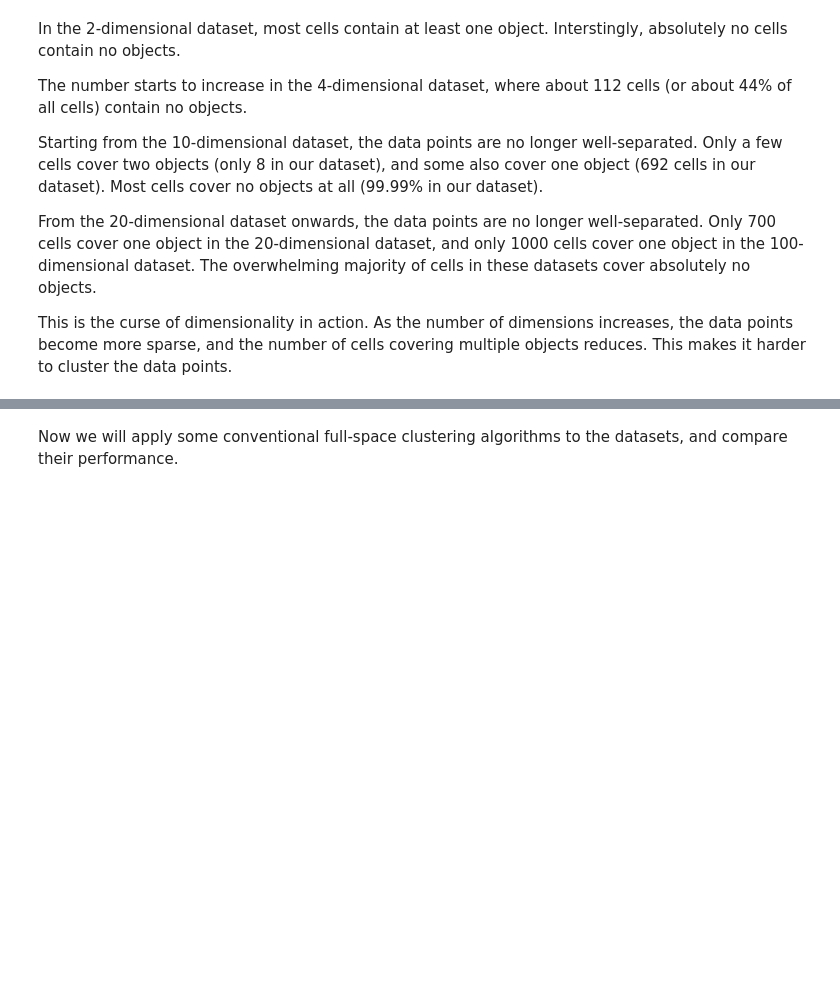
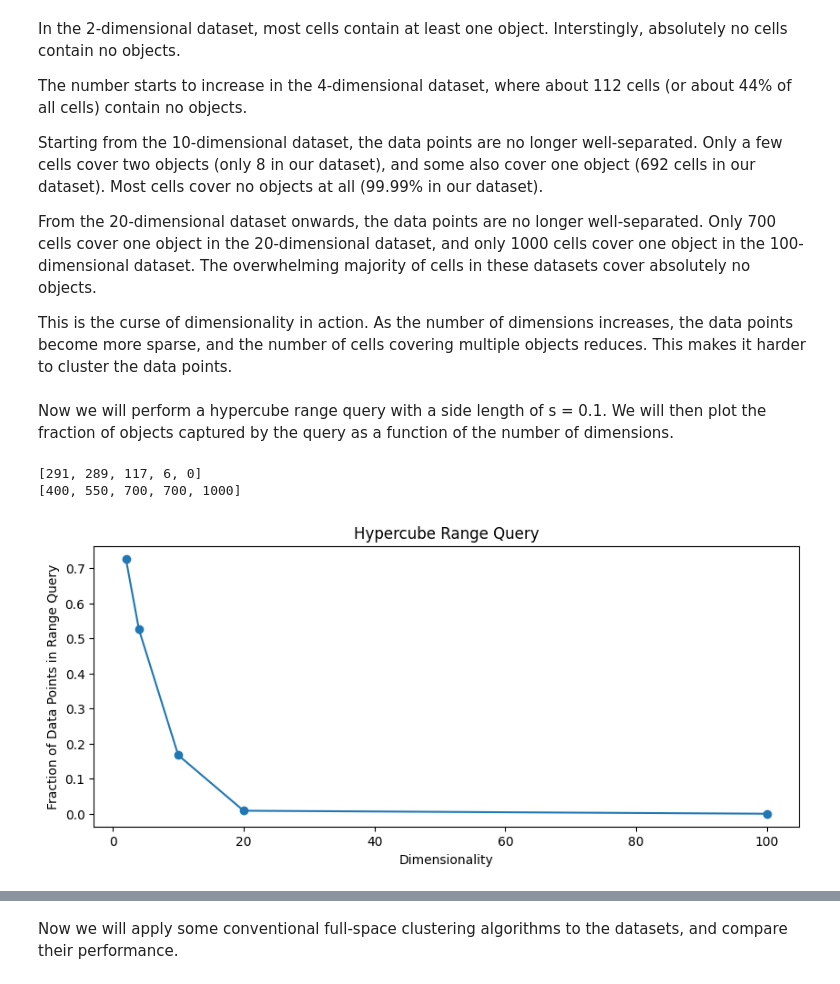
Before and after one commit to sharpenedkey/mlpcd-assignment-1, a Jupyter notebook: assignment1_graphs.ipynb, the cells around one changed output, grey strips where cells are left out. Drawn from its saved outputs; the diff is of its cells as text; code cells hidden in the pictures; blank space fills up the shorter version.

```diff
--- a/assignment1_graphs.ipynb
+++ b/assignment1_graphs.ipynb
@@ -221,3 +218,35 @@ Starting from the 10-dimensional dataset, the data points are no longer well-sep
 From the 20-dimensional dataset onwards, the data points are no longer well-separated. Only 700 cells cover one object in the 20-dimensional dataset, and only 1000 cells cover one object in the 100-dimensional dataset. The overwhelming majority of cells in these datasets cover absolutely no objects.
 
 This is the curse of dimensionality in action. As the number of dimensions increases, the data points become more sparse, and the number of cells covering multiple objects reduces. This makes it harder to cluster the data points.
+# %% [markdown]
+Now we will perform a hypercube range query with a side length of s = 0.1. We will then plot the fraction of objects captured by the query as a function of the number of dimensions.
+# %%
+def hypercube_range_query(dataset, length):
+    # Normalize the dataset
+    dataset = (dataset - dataset.min(axis=0)) / (dataset.max(axis=0) - dataset.min(axis=0))
+    # Define the query point
+    query_point = np.array([0.5] * dataset.shape[1])
+    # Define the query range
+    query_range = np.array([length / 2] * dataset.shape[1])
+    # Find the indices of the points within the range
+    indices = np.where(np.all(np.abs(dataset - query_point) <= query_range, axis=1))[0]
+    return indices
+
+length = 0.8
+queries = [hypercube_range_query(dataset, length) for dataset in datasets]
+print([len(query) for query in queries])
+print([len(dataset) for dataset in datasets])
+
+fractions = [len(query) / len(dataset) for query, dataset in zip(queries, datasets)]
+
+# Define the size of the plot
+plt.figure(figsize=(10, 4))
+plt.plot(x, fractions, 'o-')
+plt.xlabel("Dimensionality")
+plt.ylabel("Fraction of Data Points in Range Query")
+plt.title("Hypercube Range Query")
+plt.show()
+# %% [output]
+[291, 289, 117, 6, 0]
+[400, 550, 700, 700, 1000]
+[figure, added]
```
Also changed, not shown: parts of 7 cells of this notebook, 3 other files.
